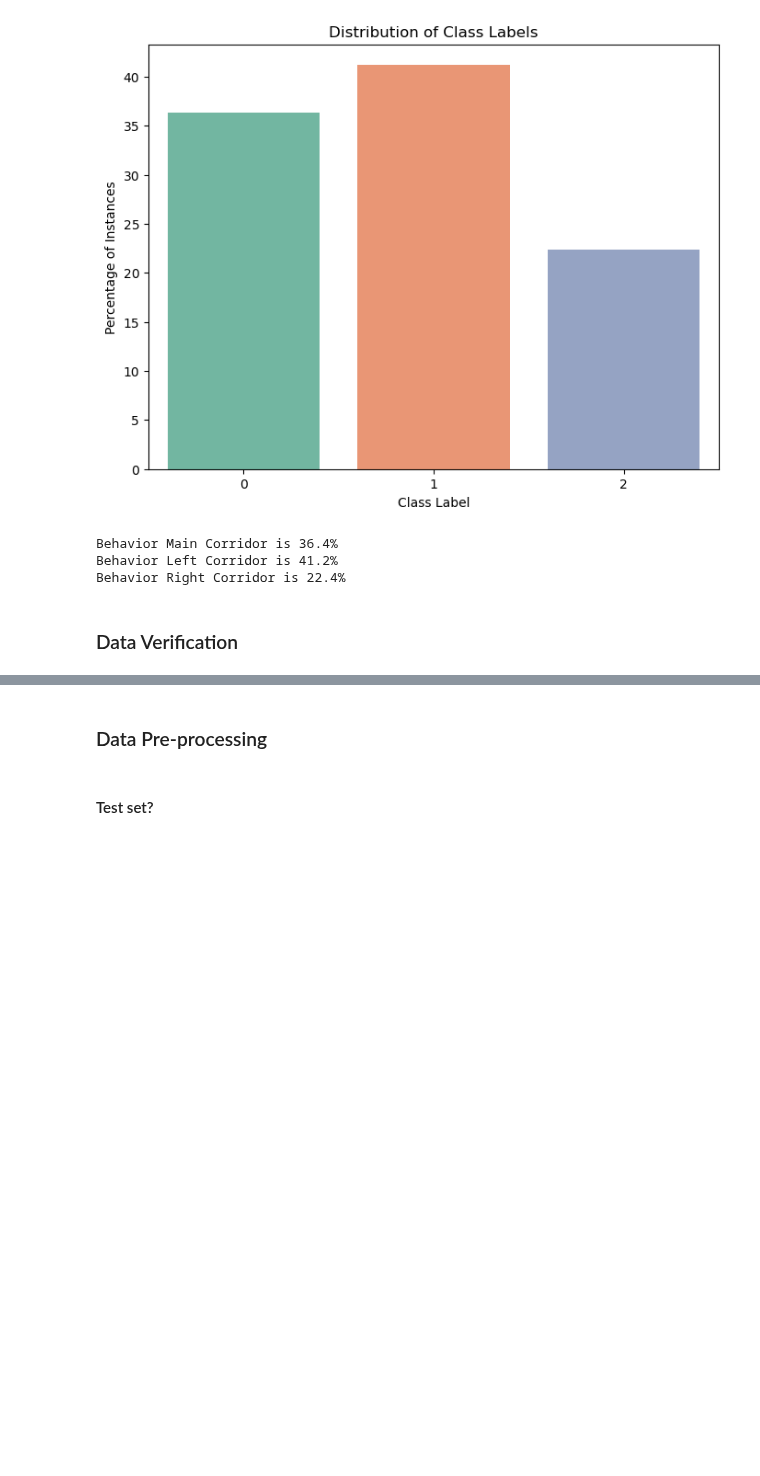
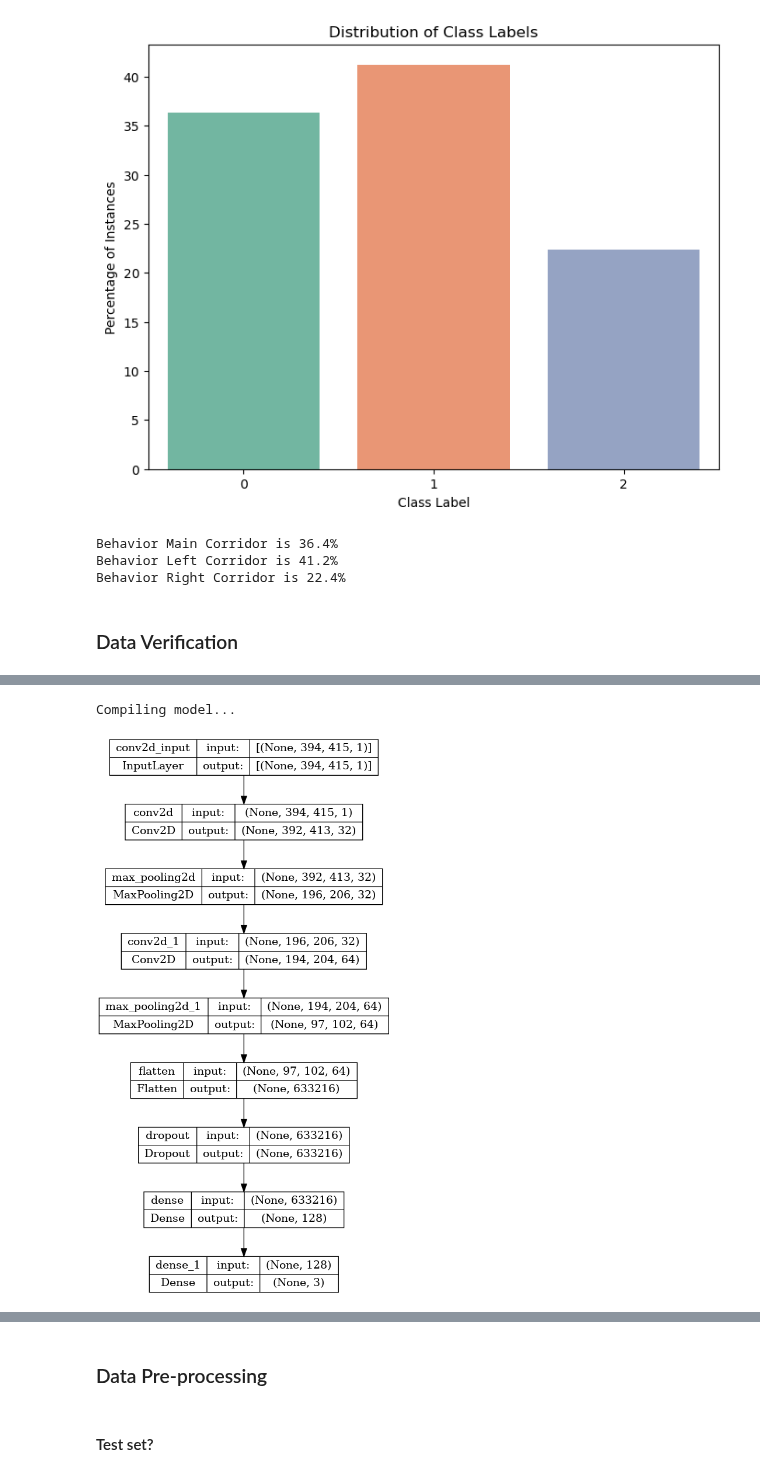
Before and after one commit to konkalaitzidis/bpnn, a Jupyter notebook: src/V3/BPNN_V3.ipynb, the cells around one changed output, grey strips where cells are left out. Cells and saved outputs as stored; diff of their text form; code cells hidden in the pictures; blank space fills up the shorter version.

```diff
--- a/src/V3/BPNN_V3.ipynb
+++ b/src/V3/BPNN_V3.ipynb
@@ -146,6 +146,6 @@ The directory output already exists.
 # # load the CSV file with the FOV information
 # fov_info = pd.read_csv('/home/dmc/Desktop/kostas/direct-Behavior-prediction-from-miniscope-calcium-imaging-using-convolutional-neural-networks/src/V3/aligned_videos_animal3.csv')
 # %%
-s3_calcium_url = 'https://s3.ki.se/dmc-striatum-arrowmaze/processed-data/miniscope-recordings/export-to-nwb/animal3learnday9/20211026_142935_animal3learnday9.nwb?AWSAccessKeyId=5AMYRX4EUZ0MV0276K24&Signature=YQ01gqlKA1P%2BMjgJngwZuh2FeQQ%3D&Expires=1681920699'
+s3_calcium_url = 'https://s3.ki.se/dmc-striatum-arrowmaze/processed-data/miniscope-recordings/export-to-nwb/animal3learnday9/20211026_142935_animal3learnday9.nwb?AWSAccessKeyId=5AMYRX4EUZ0MV0276K24&Signature=EKJnSCNu9qNmmtO9OLCgHyYKt3Y%3D&Expires=1682083848'
 video_data = load_video_data(s3_calcium_url)
 # %% [output]
@@ -450,0 +412,8 @@ Fold 2/5
+# %%
+
+model = construct_model(input_shape, num_classes, name)
+# Plot the model's architecture to a file
+plot_model(model, to_file='model_plot.png', show_shapes=True, show_layer_names=True)
+# %% [output]
+Compiling model...
+[figure, added]
```
Also changed, not shown: parts of 20 cells of this notebook, 2 other files.
